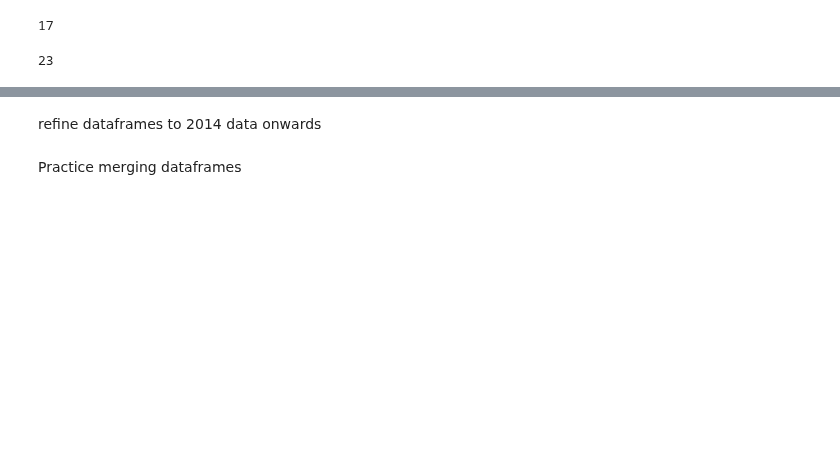
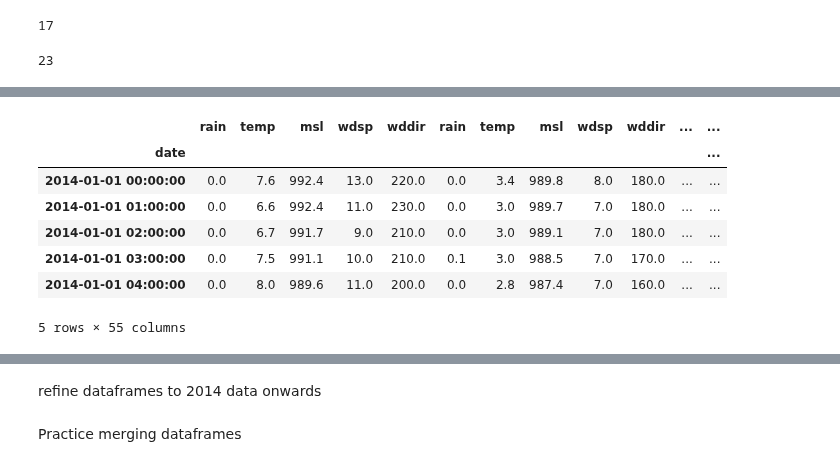
Before and after one commit to IreneKilgannon/PFDA, a Jupyter notebook: PFDA-project/wind.ipynb, the cells around one changed output, grey strips where cells are left out. Saved outputs shown, nothing was run; the diff lists cells and outputs as text; code cells hidden in the pictures; blank space fills up the shorter version.

```diff
--- a/PFDA-project/wind.ipynb
+++ b/PFDA-project/wind.ipynb
@@ -240,0 +280,13 @@ print(location)
+# %%
+weather_df = weather_df['2014' :'2024']
+# %%
+weather_df.head()
+# %% [output]
+|  | rain | temp | msl | wdsp | wddir | rain | temp | msl | wdsp | wddir | ... | ... |
+| date |  |  |  |  |  |  |  |  |  |  |  | ... |
+| 2014-01-01 00:00:00 | 0.0 | 7.6 | 992.4 | 13.0 | 220.0 | 0.0 | 3.4 | 989.8 | 8.0 | 180.0 | ... | ... |
+| 2014-01-01 01:00:00 | 0.0 | 6.6 | 992.4 | 11.0 | 230.0 | 0.0 | 3.0 | 989.7 | 7.0 | 180.0 | ... | ... |
+| 2014-01-01 02:00:00 | 0.0 | 6.7 | 991.7 | 9.0 | 210.0 | 0.0 | 3.0 | 989.1 | 7.0 | 180.0 | ... | ... |
+| 2014-01-01 03:00:00 | 0.0 | 7.5 | 991.1 | 10.0 | 210.0 | 0.1 | 3.0 | 988.5 | 7.0 | 170.0 | ... | ... |
+| 2014-01-01 04:00:00 | 0.0 | 8.0 | 989.6 | 11.0 | 200.0 | 0.0 | 2.8 | 987.4 | 7.0 | 160.0 | ... | ... |
+5 rows × 55 columns
```
Also changed, not shown: parts of 18 cells of this notebook, 6 other files.
